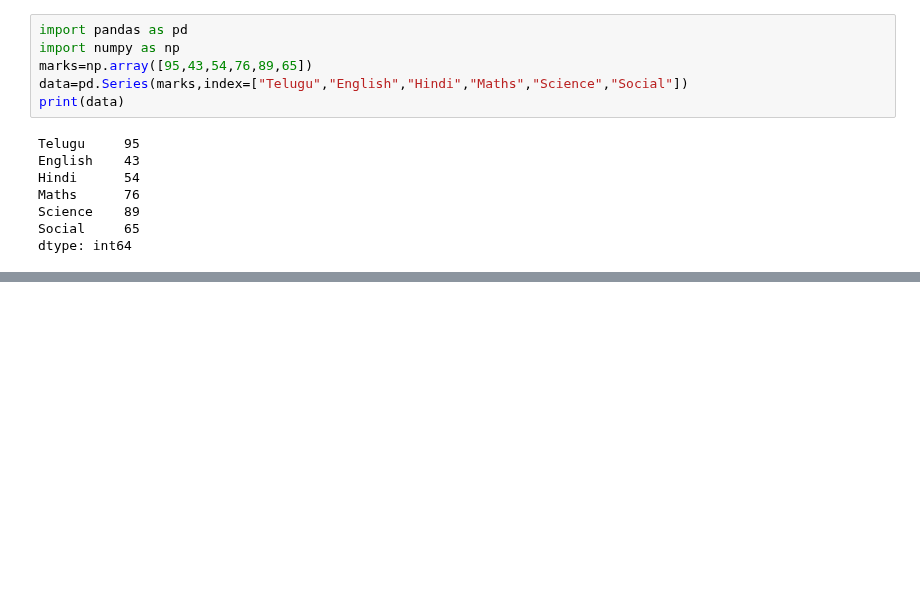
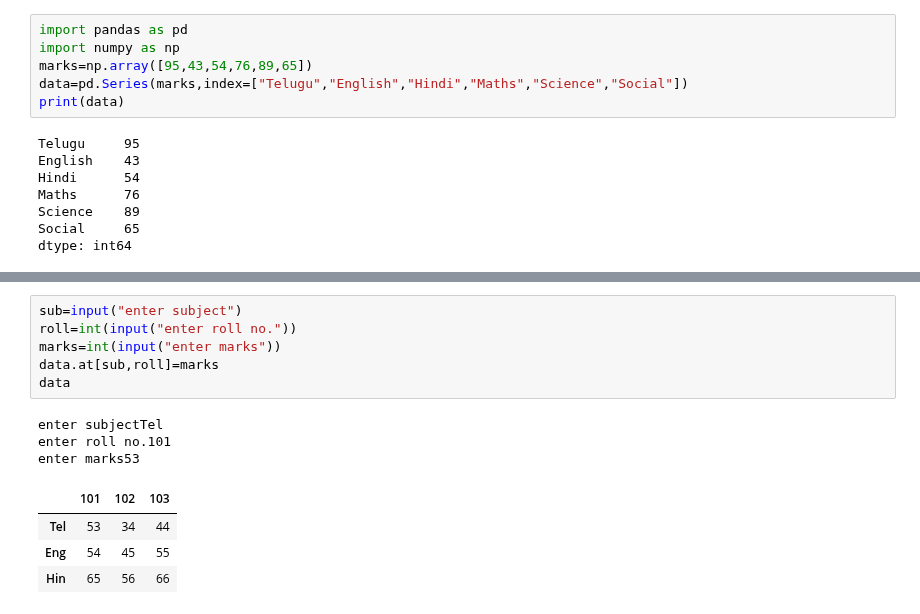
Before and after one commit to vvrgit/Python, a Jupyter notebook: Pandas_Tutorial.ipynb, the cells around one changed output, grey strips where cells are left out. Saved outputs shown, nothing was run; the diff lists cells and outputs as text; blank space fills up the shorter version.

```diff
--- a/Pandas_Tutorial.ipynb
+++ b/Pandas_Tutorial.ipynb
@@ -340,0 +409,14 @@ dtype: int64
+# %%
+sub=input("enter subject")
+roll=int(input("enter roll no."))
+marks=int(input("enter marks"))
+data.at[sub,roll]=marks
+data
+# %% [output]
+enter subjectTel
+enter roll no.101
+enter marks53
+|  | 101 | 102 | 103 |
+| Tel | 53 | 34 | 44 |
+| Eng | 54 | 45 | 55 |
+| Hin | 65 | 56 | 66 |
```
Also changed, not shown: parts of 9 cells of this notebook.
